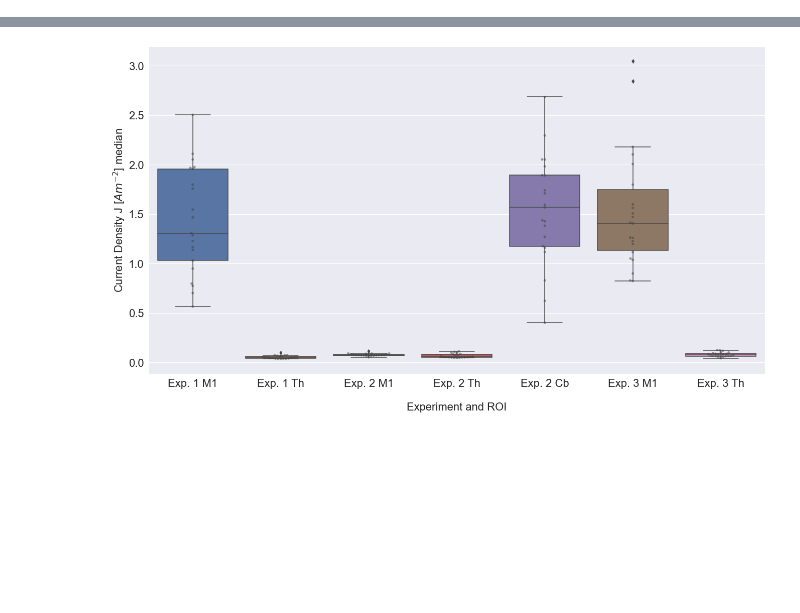
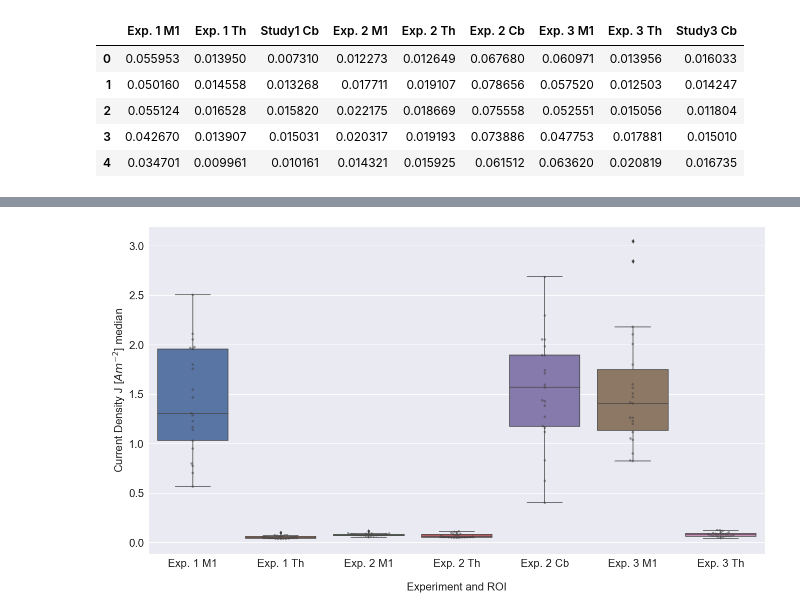
Before and after one commit to davide-aloi/wp1_2_roast, a Jupyter notebook: wp_all_plot_descriptive-stat.ipynb, the cells around one changed output, grey strips where cells are left out. Drawn from its saved outputs; the diff is of its cells as text; code cells hidden in the pictures; blank space fills up the shorter version.

```diff
--- a/wp_all_plot_descriptive-stat.ipynb
+++ b/wp_all_plot_descriptive-stat.ipynb
@@ -40,0 +46,9 @@ fig.savefig("CD_medians_allstudies.png",dpi=300)
+# %%
+db.head()
+# %% [output]
+|  | Exp. 1 M1 | Exp. 1 Th | Study1 Cb | Exp. 2 M1 | Exp. 2 Th | Exp. 2 Cb | Exp. 3 M1 | Exp. 3 Th | Study3 Cb |
+| 0 | 0.055953 | 0.013950 | 0.007310 | 0.012273 | 0.012649 | 0.067680 | 0.060971 | 0.013956 | 0.016033 |
+| 1 | 0.050160 | 0.014558 | 0.013268 | 0.017711 | 0.019107 | 0.078656 | 0.057520 | 0.012503 | 0.014247 |
+| 2 | 0.055124 | 0.016528 | 0.015820 | 0.022175 | 0.018669 | 0.075558 | 0.052551 | 0.015056 | 0.011804 |
+| 3 | 0.042670 | 0.013907 | 0.015031 | 0.020317 | 0.019193 | 0.073886 | 0.047753 | 0.017881 | 0.015010 |
+| 4 | 0.034701 | 0.009961 | 0.010161 | 0.014321 | 0.015925 | 0.061512 | 0.063620 | 0.020819 | 0.016735 |
```
Also changed, not shown: parts of 3 cells of this notebook, 3 other files.
